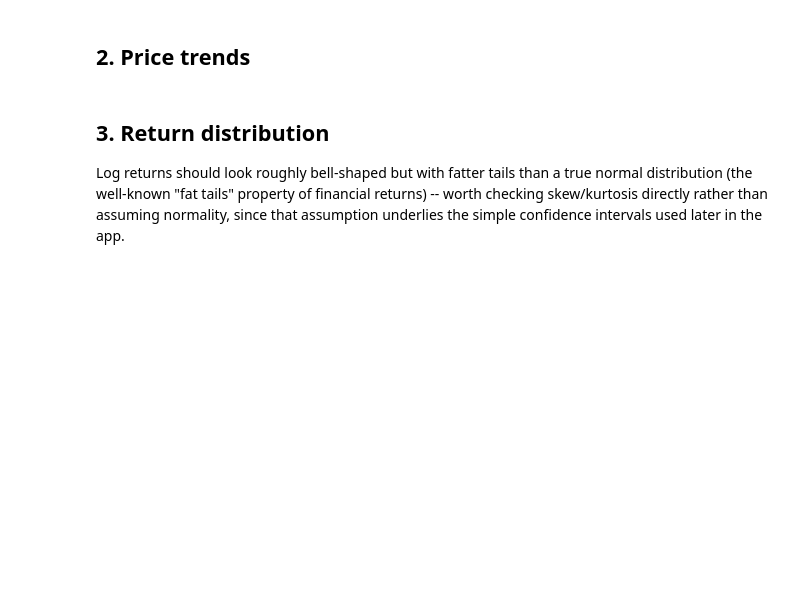
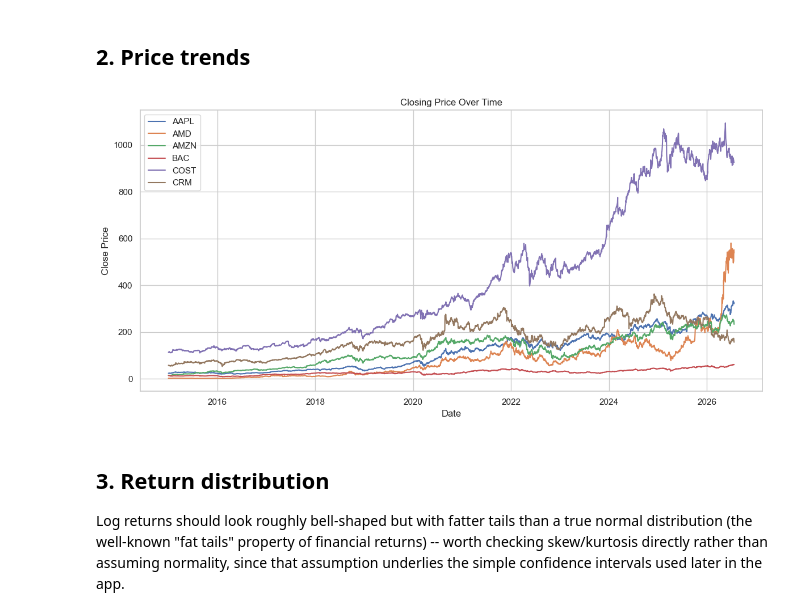
Before and after one commit to Nitesh-kr-23/StockMindX, a Jupyter notebook: notebooks/Exploratory_Data_Analysis.ipynb, the cells around one changed output. Cells and saved outputs as stored; diff of their text form; code cells hidden in the pictures; blank space fills up the shorter version.

```diff
--- a/notebooks/Exploratory_Data_Analysis.ipynb
+++ b/notebooks/Exploratory_Data_Analysis.ipynb
@@ -78,9 +77,20 @@ ticker_summary.sort_values("Mean close", ascending=False).style.background_gradi
 ## 2. Price trends
 # %%
 sample_tickers = sorted(raw["Ticker"].unique())[:6]
-fig = px.line(raw[raw["Ticker"].isin(sample_tickers)], x="Date", y="Close", color="Ticker",
-              title="Closing price over time (sample of tickers)")
-fig.show()
+
+plt.figure(figsize=(12,6))
+for t in sample_tickers:
+    d = raw[raw["Ticker"]==t]
+    plt.plot(d["Date"], d["Close"], label=t)
+
+plt.title("Closing Price Over Time")
+plt.xlabel("Date")
+plt.ylabel("Close Price")
+plt.legend()
+plt.tight_layout()
+plt.show()
+# %% [output]
+[figure, added]
 # %% [markdown]
 ## 3. Return distribution
 
```
Also changed, not shown: parts of 10 cells of this notebook, 1 other file.
